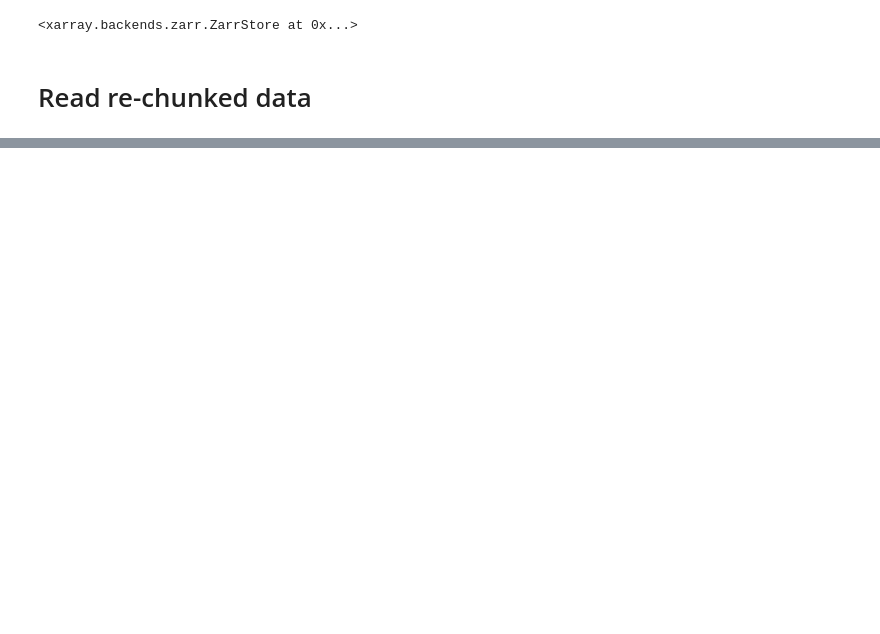
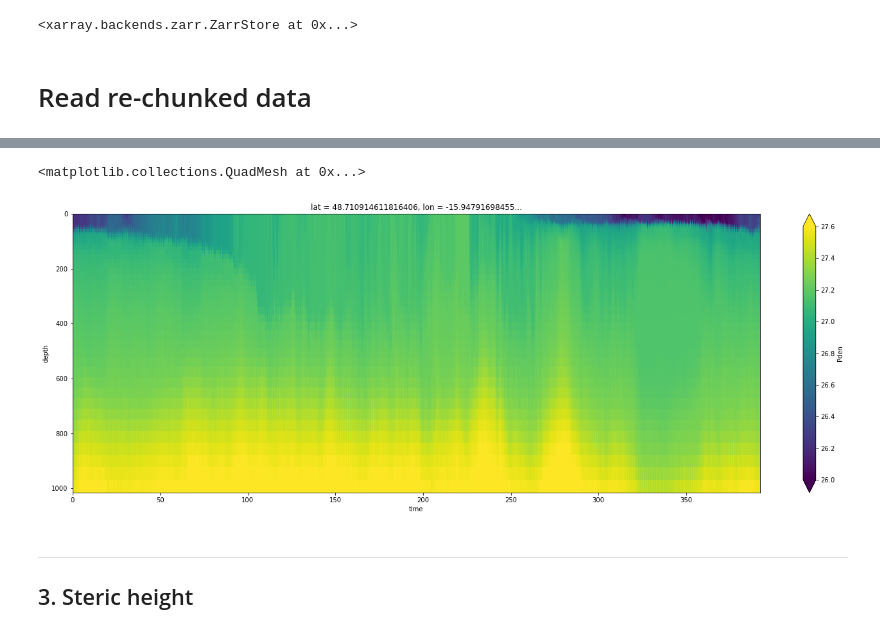
Before and after one commit to xy6g13/OSMOSIS_moorings, a Jupyter notebook: KE_LLC4320/Data_read_store/Rechunk_only_depth/restore_data_Pden.ipynb, the cells around one changed output, grey strips where cells are left out. Cells and saved outputs as stored; diff of their text form; code cells hidden in the pictures; blank space fills up the shorter version.

```diff
--- a/KE_LLC4320/Data_read_store/Rechunk_only_depth/restore_data_Pden.ipynb
+++ b/KE_LLC4320/Data_read_store/Rechunk_only_depth/restore_data_Pden.ipynb
@@ -169,6 +159,6 @@ Data variables:
 # %%
 out_dir_zarr = '/home1/datawork/xyu/OSMOSIS_llc4320/data_rechunk/'
-#out_dir_zarr = '/home1/scratch/xyu/OSMOSIS_llc4320/'
+out_dir_zarr = '/home1/scratch/xyu/OSMOSIS_llc4320/'
 
 file_out = out_dir_zarr+'/%s_total_rechunk.zarr'%(v)
 %time ds.to_zarr(file_out, mode='w')
@@ -224,0 +203,10 @@ ds_mean.plot()
+# %%
+fig = plt.figure(figsize=(24,8))
+plt.subplot(111)
+ds3.Pden.isel(lat=100,lon=100).plot(x='time', y='depth',vmin=26,vmax=27.6, yincrease=False)
+# %% [output]
+<matplotlib.collections.QuadMesh at 0x...>
+[figure, added]
+# %% [markdown]
+_________
+## 3. Steric height
```
Also changed, not shown: parts of 37 cells of this notebook, 31 other files.
